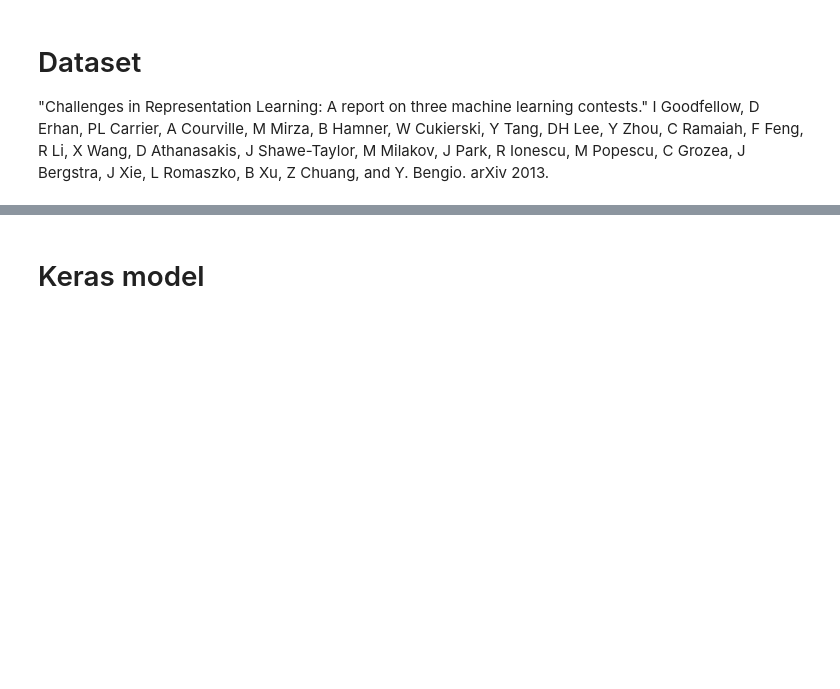
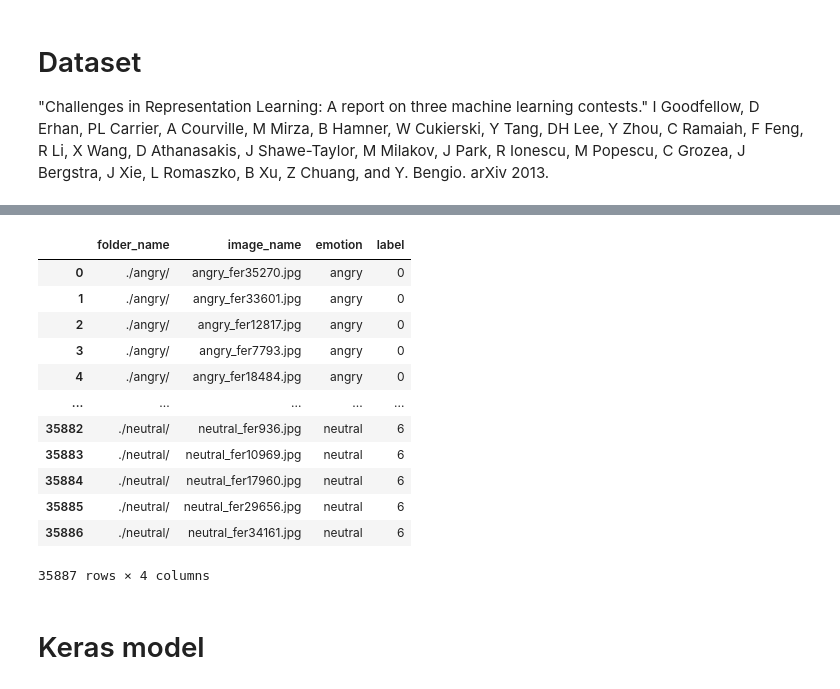
Before and after one commit to chitwankaudan/videoemotion, a Jupyter notebook: Keras model.ipynb, the cells around one changed output, grey strips where cells are left out. Cells and saved outputs as stored; diff of their text form; code cells hidden in the pictures; blank space fills up the shorter version.

```diff
--- a/Keras model.ipynb
+++ b/Keras model.ipynb
@@ -65,3 +67,19 @@ len(anger)
+# %%
+path_df
+# %% [output]
+|  | folder_name | image_name | emotion | label |
+| 0 | ./angry/ | angry_fer35270.jpg | angry | 0 |
+| 1 | ./angry/ | angry_fer33601.jpg | angry | 0 |
+| 2 | ./angry/ | angry_fer12817.jpg | angry | 0 |
+| 3 | ./angry/ | angry_fer7793.jpg | angry | 0 |
+| 4 | ./angry/ | angry_fer18484.jpg | angry | 0 |
+| ... | ... | ... | ... | ... |
+| 35882 | ./neutral/ | neutral_fer936.jpg | neutral | 6 |
+| 35883 | ./neutral/ | neutral_fer10969.jpg | neutral | 6 |
+| 35884 | ./neutral/ | neutral_fer17960.jpg | neutral | 6 |
+| 35885 | ./neutral/ | neutral_fer29656.jpg | neutral | 6 |
+| 35886 | ./neutral/ | neutral_fer34161.jpg | neutral | 6 |
+35887 rows × 4 columns
 # %% [markdown]
 # Keras model
 # %%
```
Also changed, not shown: parts of 38 cells of this notebook.
